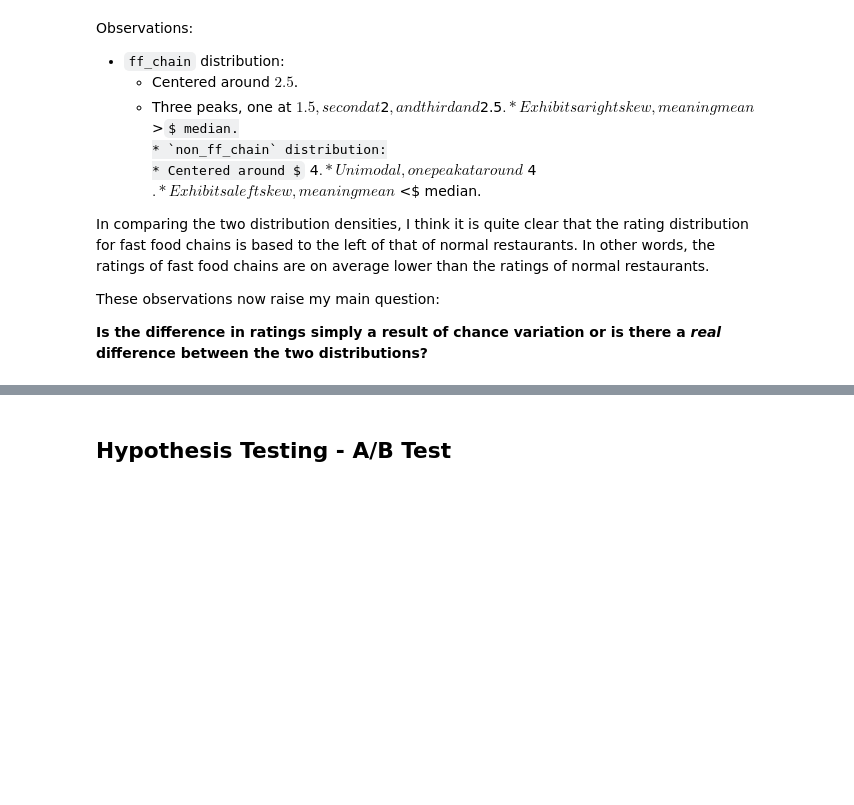
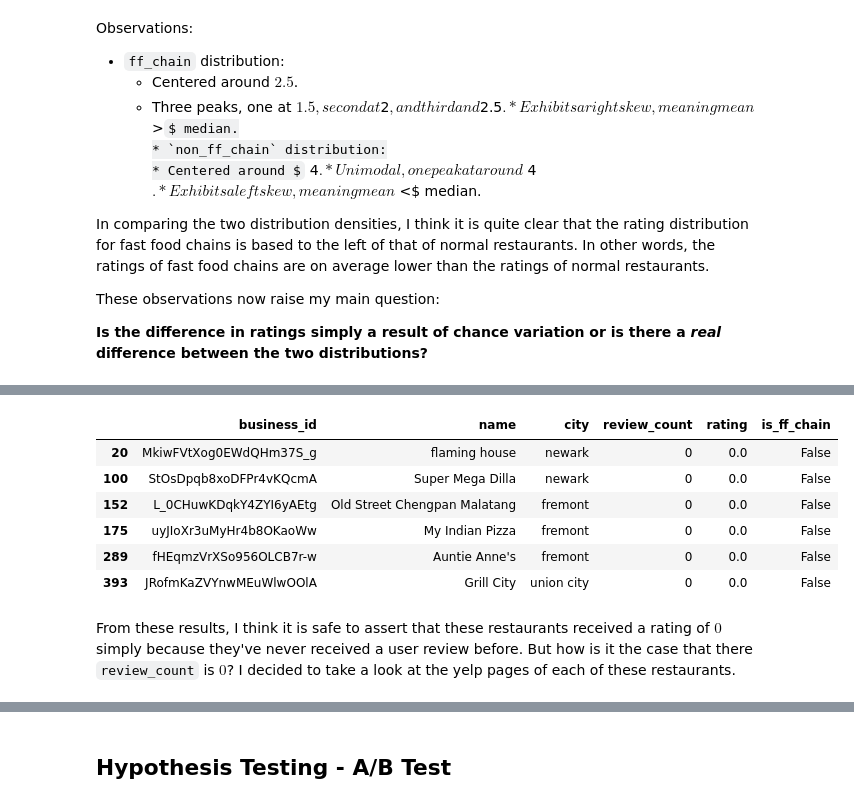
Before and after one commit to dnhuang/sf-tri-city-restaurants, a Jupyter notebook: analysis.ipynb, the cells around one changed output, grey strips where cells are left out. Saved outputs shown, nothing was run; the diff lists cells and outputs as text; code cells hidden in the pictures; some formulas as TeX source; blank space fills up the shorter version.

```diff
--- a/analysis.ipynb
+++ b/analysis.ipynb
@@ -117,0 +119,12 @@ These observations now raise my main question:
+# %%
+tri_city_df[tri_city_df['rating']==0]
+# %% [output]
+|  | business_id | name | city | review_count | rating | is_ff_chain |
+| 20 | MkiwFVtXog0EWdQHm37S_g | flaming house | newark | 0 | 0.0 | False |
+| 100 | StOsDpqb8xoDFPr4vKQcmA | Super Mega Dilla | newark | 0 | 0.0 | False |
+| 152 | L_0CHuwKDqkY4ZYI6yAEtg | Old Street Chengpan Malatang | fremont | 0 | 0.0 | False |
+| 175 | uyJIoXr3uMyHr4b8OKaoWw | My Indian Pizza | fremont | 0 | 0.0 | False |
+| 289 | fHEqmzVrXSo956OLCB7r-w | Auntie Anne's | fremont | 0 | 0.0 | False |
+| 393 | JRofmKaZVYnwMEuWlwOOlA | Grill City | union city | 0 | 0.0 | False |
+# %% [markdown]
+From these results, I think it is safe to assert that these restaurants received a rating of $0$ simply because they've never received a user review before. But how is it the case that there `review_count` is $0$? I decided to take a look at the yelp pages of each of these restaurants.
```
Also changed, not shown: parts of 19 cells of this notebook, 11 other files.
